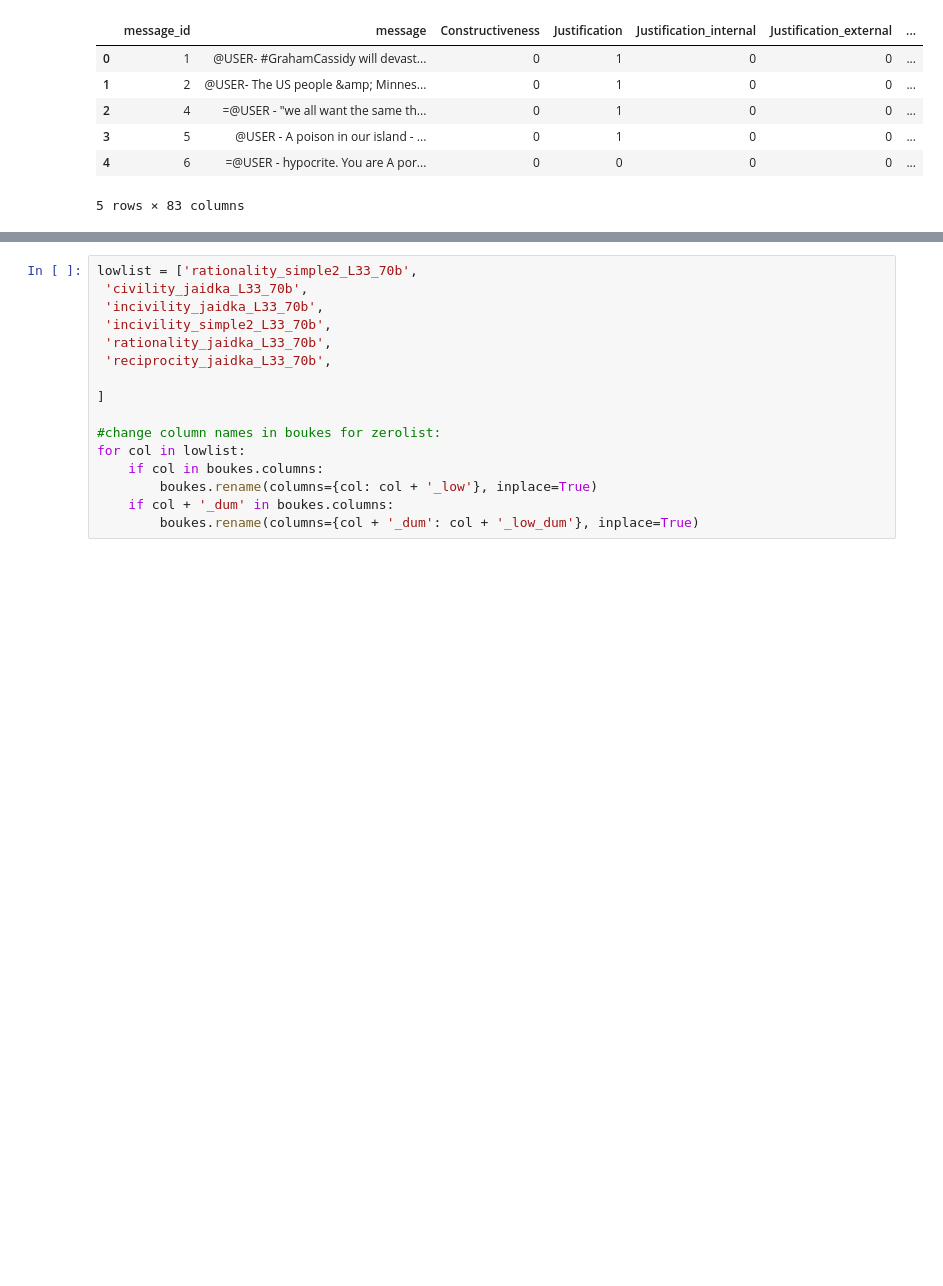
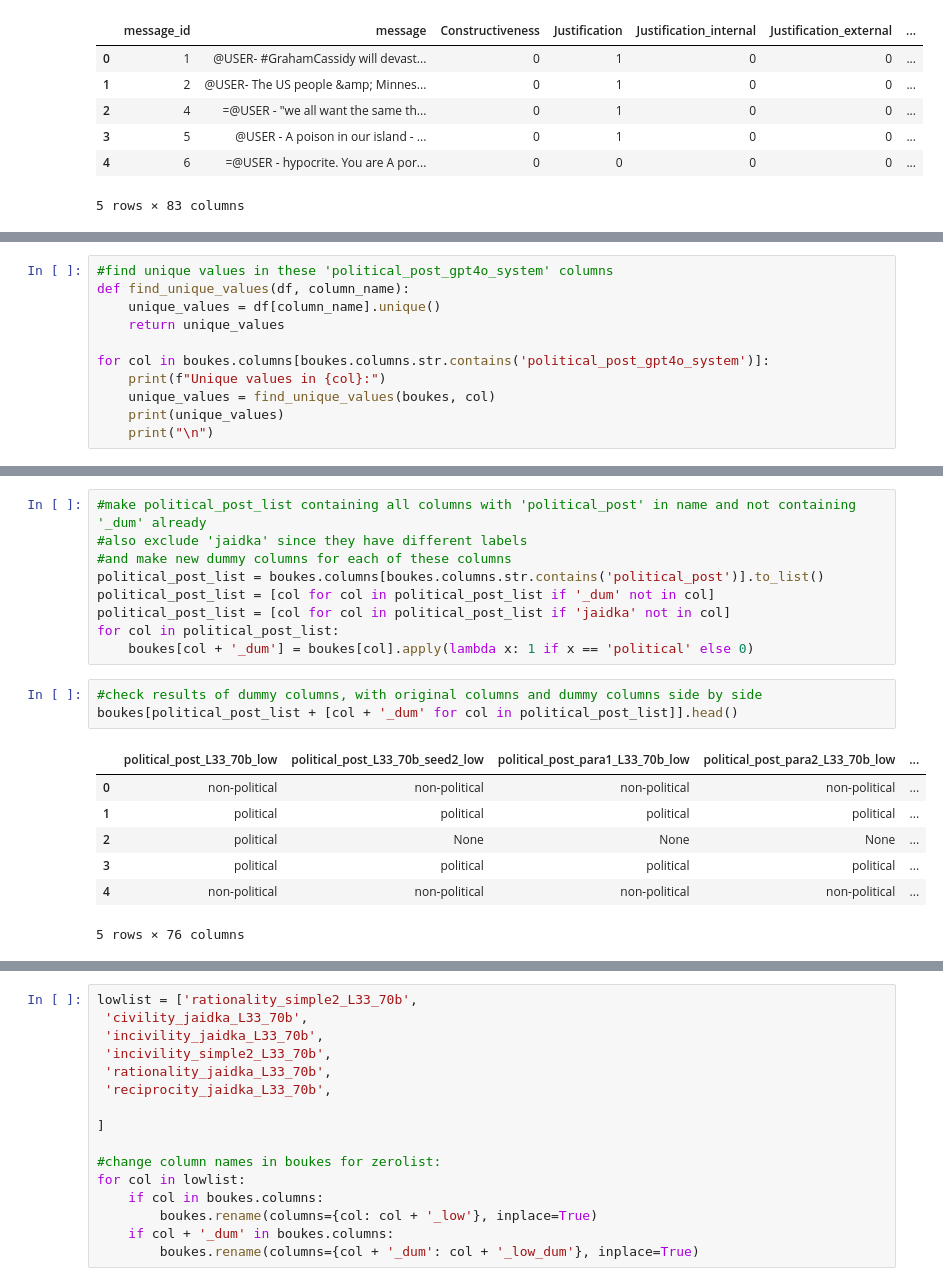
Before and after one commit to cl-trier/TWON-Exploration, a Jupyter notebook: 51--GLLM-annotation-bias-clean.ipynb, the cells around one changed output, grey strips where cells are left out. Cells and saved outputs as stored; diff of their text form; blank space fills up the shorter version.

```diff
--- a/51--GLLM-annotation-bias-clean.ipynb
+++ b/51--GLLM-annotation-bias-clean.ipynb
@@ -130,0 +143,11 @@ jaidka.head()
+# %%
+#find unique values in these 'political_post_gpt4o_system' columns
+def find_unique_values(df, column_name):
+    unique_values = df[column_name].unique()
+    return unique_values
+
+for col in boukes.columns[boukes.columns.str.contains('political_post_gpt4o_system')]:
+    print(f"Unique values in {col}:")
+    unique_values = find_unique_values(boukes, col)
+    print(unique_values)
+    print("\n")
@@ -130,0 +172,20 @@ jaidka.head()
+# %%
+#make political_post_list containing all columns with 'political_post' in name and not containing '_dum' already
+#also exclude 'jaidka' since they have different labels
+#and make new dummy columns for each of these columns
+political_post_list = boukes.columns[boukes.columns.str.contains('political_post')].to_list()
+political_post_list = [col for col in political_post_list if '_dum' not in col]
+political_post_list = [col for col in political_post_list if 'jaidka' not in col]
+for col in political_post_list:
+    boukes[col + '_dum'] = boukes[col].apply(lambda x: 1 if x == 'political' else 0)
+# %%
+#check results of dummy columns, with original columns and dummy columns side by side
+boukes[political_post_list + [col + '_dum' for col in political_post_list]].head()
+# %% [output]
+|  | political_post_L33_70b_low | political_post_L33_70b_seed2_low | political_post_para1_L33_70b_low | political_post_para2_L33_70b_low | ... |
+| 0 | non-political | non-political | non-political | non-political | ... |
+| 1 | political | political | political | political | ... |
+| 2 | political | None | None | None | ... |
+| 3 | political | political | political | political | ... |
+| 4 | non-political | non-political | non-political | non-political | ... |
+5 rows × 76 columns
```
Also changed, not shown: parts of 28 cells of this notebook, 6 other files.
